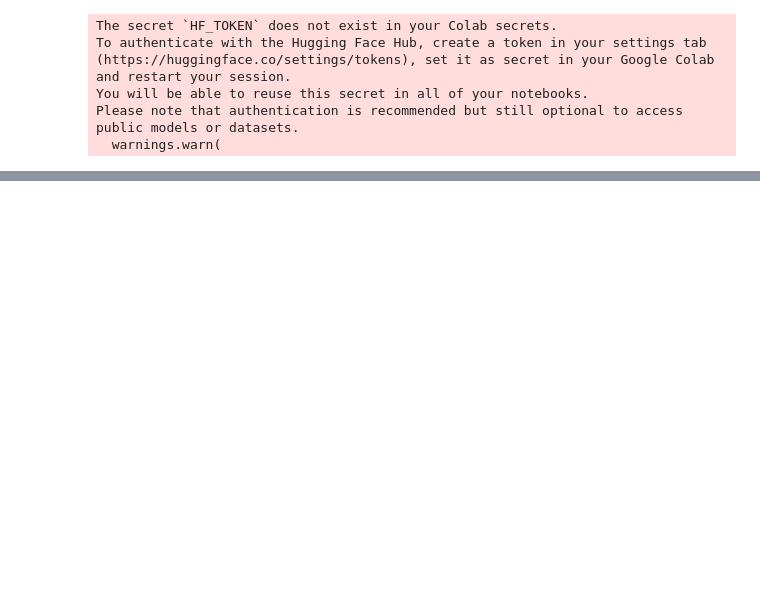
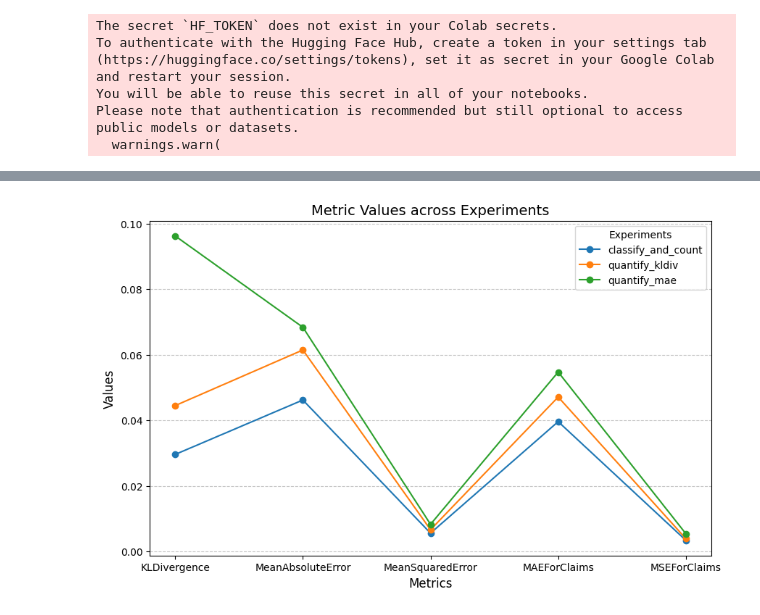
Before and after one commit to DanieleBaiocco/NLPProjectWork, a Jupyter notebook: NLPProjectWork.ipynb, the cells around one changed output, grey strips where cells are left out. Saved outputs shown, nothing was run; the diff lists cells and outputs as text; code cells hidden in the pictures; blank space fills up the shorter version.

```diff
--- a/NLPProjectWork.ipynb
+++ b/NLPProjectWork.ipynb
@@ -928,0 +1153,29 @@ NameError: name 'distribution_loss_fn' is not defined
+# %%
+import matplotlib.pyplot as plt
+import matplotlib.pyplot as plt
+
+# Data preparation
+metrics = list(eval_metrics.keys())
+experiments = ['classify_and_count', 'quantify_kldiv', 'quantify_mae']
+data = {
+    'classify_and_count': eval_metrics,
+    'quantify_kldiv': test_metrics['bert_quantify_kldiv'][1],
+    'quantify_mae': test_metrics['bert_quantify_mae'][1]
+}
+
+# Values for each metric across experiments
+values = {exp: [data[exp][metric] for metric in metrics] for exp in experiments}
+
+# Plot
+plt.figure(figsize=(10, 6))
+for exp, vals in values.items():
+    plt.plot(metrics, vals, marker='o', label=exp)
+
+plt.xlabel('Metrics', fontsize=12)
+plt.ylabel('Values', fontsize=12)
+plt.title('Metric Values across Experiments', fontsize=14)
+plt.legend(title='Experiments', fontsize=10)
+plt.grid(axis='y', linestyle='--', alpha=0.7)
+plt.show()
+# %% [output]
+[figure, added]
```
Also changed, not shown: parts of 49 cells of this notebook.
